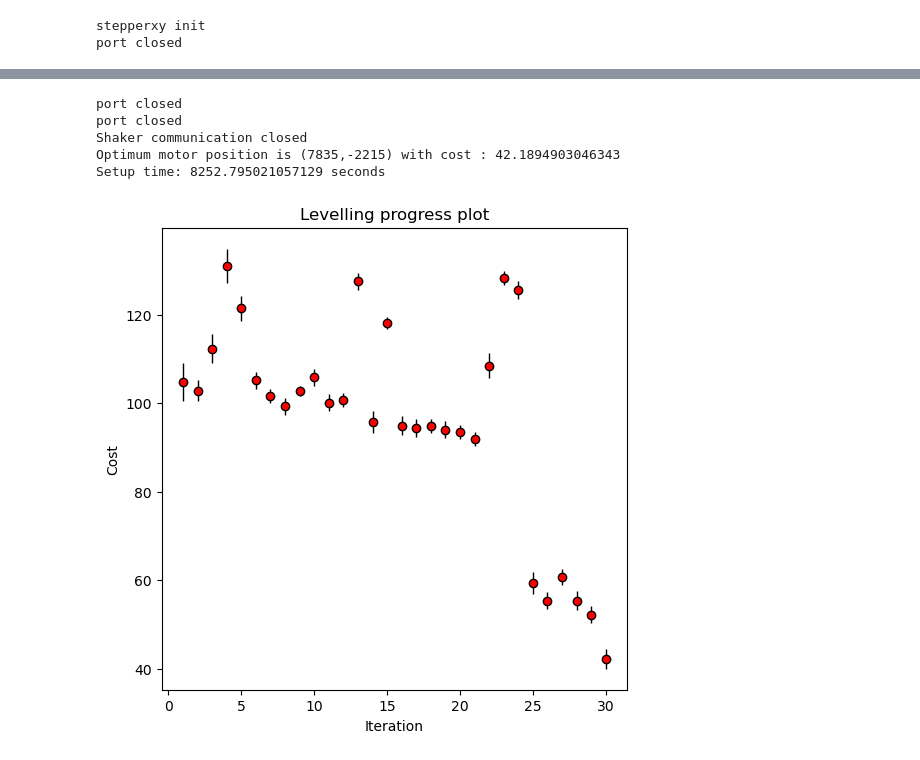
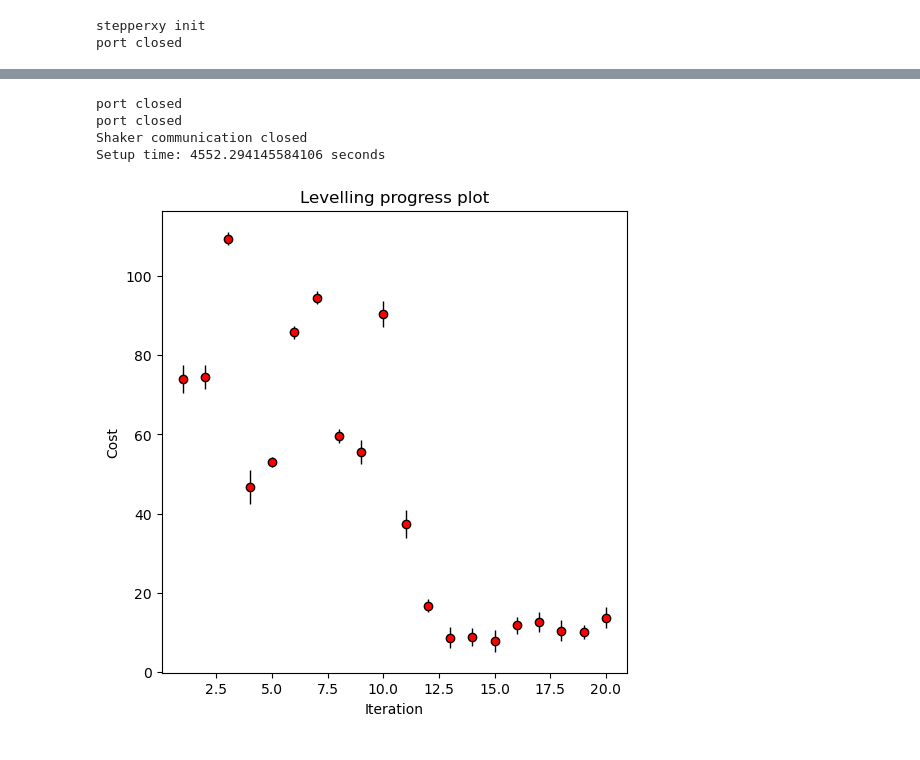
Before and after one commit to MikeSmithLabTeam/shaker_expts, a Jupyter notebook: preexperiment_setup.ipynb, the cells around one changed output, grey strips where cells are left out. Saved outputs shown, nothing was run; the diff lists cells and outputs as text; code cells hidden in the pictures.

Commit message:
preexperiment setup notebook complete

```diff
--- a/preexperiment_setup.ipynb
+++ b/preexperiment_setup.ipynb
@@ -144,47 +157,46 @@ You also need to decide on the `delay_timer_hours` and `warm_timer_hours`
 # %%
 import time
 
+from labvision.camera import Camera
+from labvision.camera.camera_config import CameraType
 from shaker.shaker import Shaker
 from shaker.balance import Balancer
 from shaker.stepperXY import StepperXY
-from shaker.shaker import Shaker
-from shaker.centre_mass import com_balls
-from labvision.camera import Camera
-from labvision.camera.camera_config import CameraType
-from shaker.balance import update_settings_file
+from shaker.centre_mass import com_balls, com_bubble
+from shaker.settings import update_settings_file
+
 
 # Delays the setup by x hours then warms for 2 hours
 delay_timer_hours = 0
 warm_timer_hours = 0#update_settings_file()['shaker_warmup_hours']
 warm_up_shaker_amplitude = update_settings_file()['shaker_warmup_duty']
 
 
 def start_expt_setup(delay_timer_hours):
     for i in range(delay_timer_hours):
         print('Starting expt setup in ' + str(delay_timer_hours - i) + ' hours')
         time.sleep(3600)
 
 print('levelling...')
 panasonic = CameraType.PANASONICHCX1000 #creating camera object.
 
 start_time = time.time()
 
 with Shaker() as shaker, StepperXY() as motors, Camera(cam_type=panasonic) as cam:
     shaker.set_duty(0)
     start_expt_setup(delay_timer_hours)
     shaker.set_duty(warm_up_shaker_amplitude)
     start_expt_setup(warm_timer_hours)
     bal=Balancer(shaker, cam, motors, measure_fn=com_balls)
-    result = bal.level(iterations=10, ncalls=30)
+    #bal=Balancer(shaker, cam, motors, measure_fn=com_bubble)
+    result = bal.level(iterations=7, ncalls=20)
 
 finish_time = time.time()
 
-print("Optimum motor position is (" + str(result.x[0]) + "," + str(result.x[1]) + ") with cost : " + str(result.fun))
 print('Setup time: ' + str(finish_time - start_time) + ' seconds')
 # %% [output]
 port closed
 port closed
 Shaker communication closed
-Optimum motor position is (7835,-2215) with cost : 42.1894903046343
-Setup time: 8252.795021057129 seconds
+Setup time: 4552.294145584106 seconds
-[figure, old version]
+[figure, new version]
```
Also changed, not shown: parts of 22 cells of this notebook, 1 other file.
